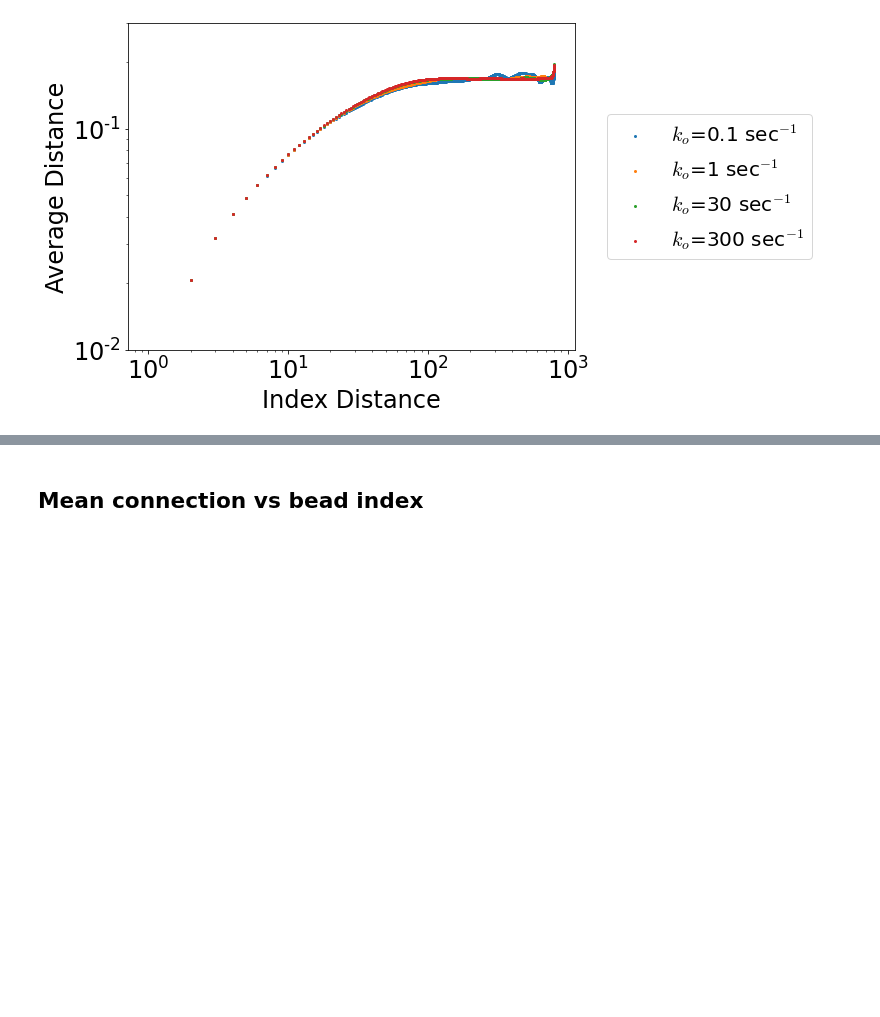
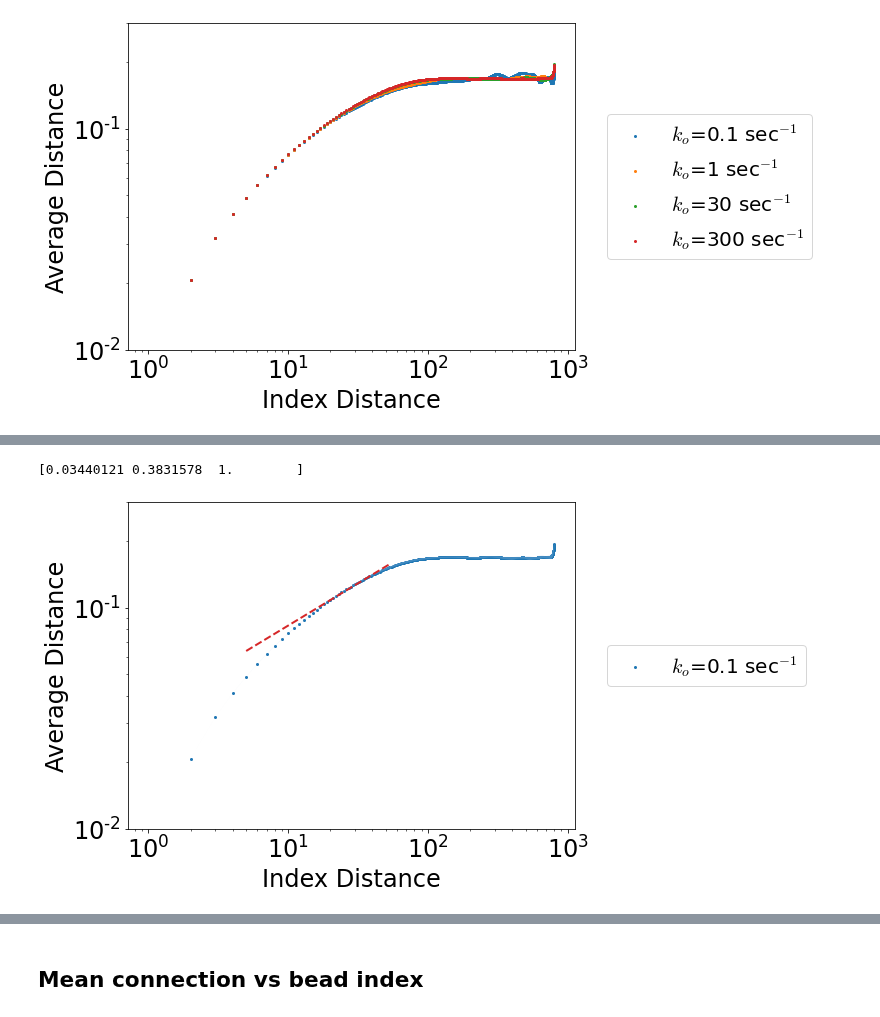
Before and after one commit to palladio11/aLENS_analysis, a Jupyter notebook: notebooks/chromatin_notebooks/18g-contact_analysis.ipynb, the cells around one changed output, grey strips where cells are left out. Cells and saved outputs as stored; diff of their text form; code cells hidden in the pictures; blank space fills up the shorter version.

```diff
--- a/notebooks/chromatin_notebooks/18g-contact_analysis.ipynb
+++ b/notebooks/chromatin_notebooks/18g-contact_analysis.ipynb
@@ -593,0 +607,29 @@ _ = axarr.legend(loc='center left', bbox_to_anchor=(1.05, .5))
+# %%
+def power_law_func(x, a, b, c):
+    return a*np.power(x, b)
+fig, axarr = plt.subplots(1,1, figsize=(8, 6))
+bead_ind_arr = np.arange(avg_dist_mean.size)+1
+ci_bound = .95
+x = np.arange(5,avg_dist_mean.shape[0]-100)
+popt, pcov = curve_fit(power_law_func, x[:50], avg_dist_mean[5:55], p0=(1, 1, 1))
+_ = axarr.plot(x[:50], power_law_func(x[:50], *popt), color='tab:red', ls='--')
+
+print(popt)
+
+
+
+_ = axarr.scatter(bead_ind_arr, avg_dist_mean, label=f'$k_{{o}}$={val} sec$^{{-1}}$')
+ci = (avg_dist_std/np.sqrt(12.) * (np.sqrt(2)*erfinv(ci_bound)))
+_ = axarr.fill_between(bead_ind_arr,
+                    avg_dist_mean - ci, avg_dist_mean + ci,
+                    alpha=.25)
+
+_ = axarr.set_yscale('log')
+_ = axarr.set_xscale('log')
+_ = axarr.set_ylim(1e-2, .3)
+_ = axarr.set_xlabel('Index Distance')
+_ = axarr.set_ylabel('Average Distance')
+_ = axarr.legend(loc='center left', bbox_to_anchor=(1.05, .5))
+# %% [output]
+[0.03440121 0.3831578  1.        ]
+[figure, added]
```
Also changed, not shown: parts of 49 cells of this notebook, 4 other files.
